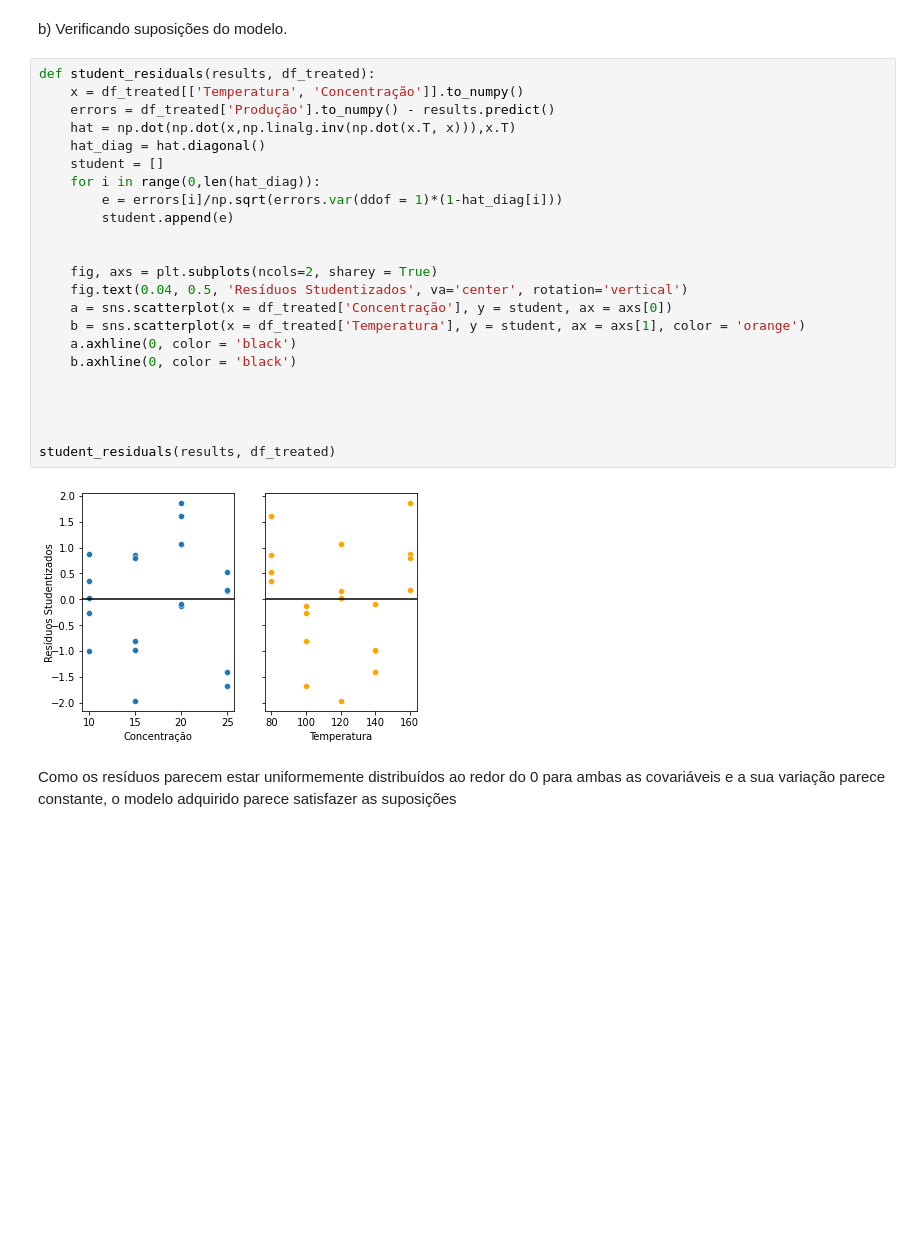
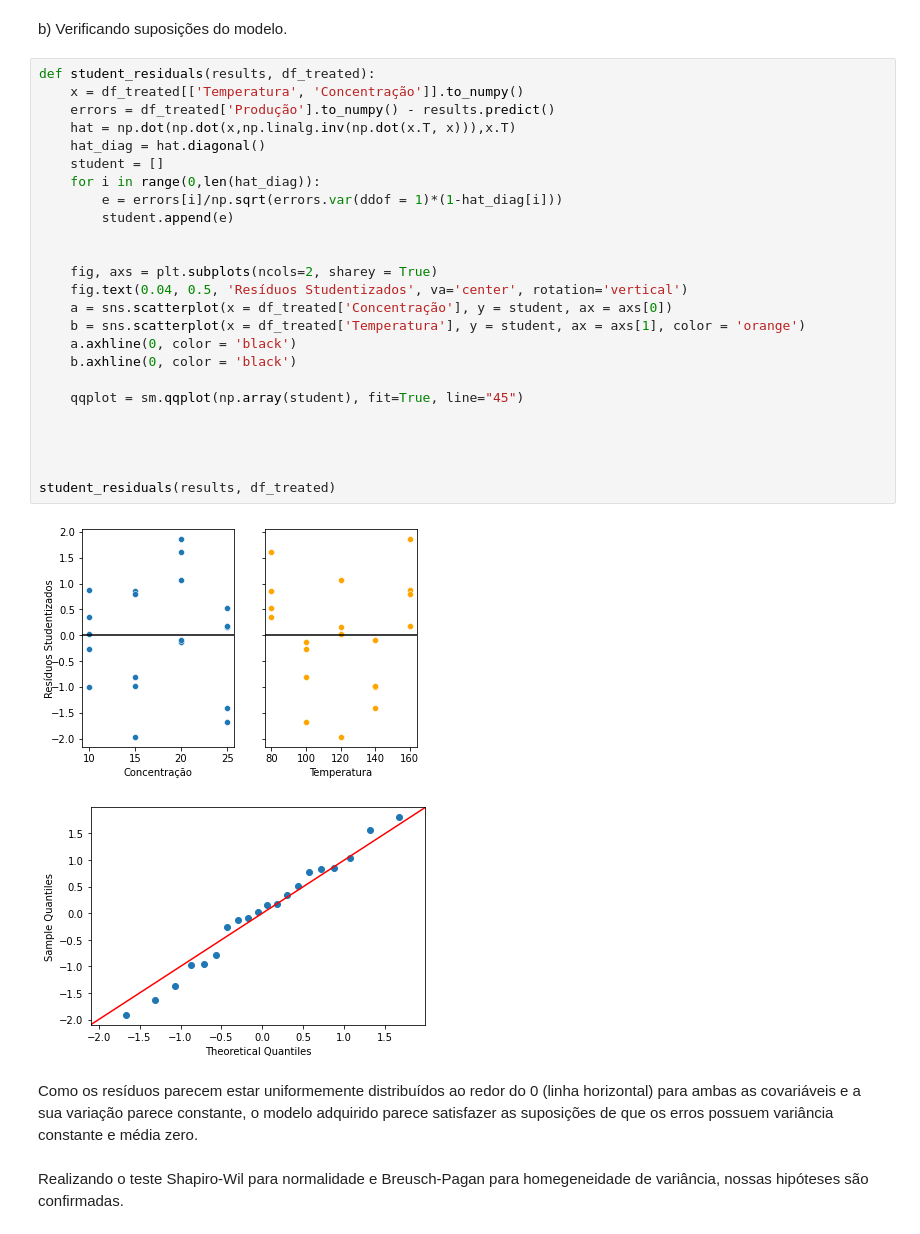
Before and after one commit to derSchmetterling/multivariate_analysis, a Jupyter notebook: AM_trabalho_4/Untitled.ipynb, the cells around one changed output. Saved outputs shown, nothing was run; the diff lists cells and outputs as text; blank space fills up the shorter version.

```diff
--- a/AM_trabalho_4/Untitled.ipynb
+++ b/AM_trabalho_4/Untitled.ipynb
@@ -62,27 +65,32 @@ b) Verificando suposições do modelo.
 # %%
 def student_residuals(results, df_treated):
     x = df_treated[['Temperatura', 'Concentração']].to_numpy()
     errors = df_treated['Produção'].to_numpy() - results.predict()
     hat = np.dot(np.dot(x,np.linalg.inv(np.dot(x.T, x))),x.T)
     hat_diag = hat.diagonal()
     student = []
     for i in range(0,len(hat_diag)):
         e = errors[i]/np.sqrt(errors.var(ddof = 1)*(1-hat_diag[i]))
         student.append(e)
 
 
     fig, axs = plt.subplots(ncols=2, sharey = True)
     fig.text(0.04, 0.5, 'Resíduos Studentizados', va='center', rotation='vertical')
     a = sns.scatterplot(x = df_treated['Concentração'], y = student, ax = axs[0])
     b = sns.scatterplot(x = df_treated['Temperatura'], y = student, ax = axs[1], color = 'orange')
     a.axhline(0, color = 'black')
     b.axhline(0, color = 'black')
 
+    qqplot = sm.qqplot(np.array(student), fit=True, line="45")
+
 
 
 
 student_residuals(results, df_treated)
 # %% [output]
 [figure]
+[figure, added]
 # %% [markdown]
-Como os resíduos parecem estar uniformemente distribuídos ao redor do 0 para ambas as covariáveis e a sua variação parece constante, o modelo adquirido parece satisfazer as suposições
+Como os resíduos parecem estar uniformemente distribuídos ao redor do 0 (linha horizontal) para ambas as covariáveis e a sua variação parece constante, o modelo adquirido parece satisfazer as suposições de que os erros possuem variância constante e média zero.
+# %% [markdown]
+Realizando o teste Shapiro-Wil para normalidade e Breusch-Pagan para homegeneidade de variância, nossas hipóteses são confirmadas.
```
Also changed, not shown: parts of 31 cells of this notebook.
